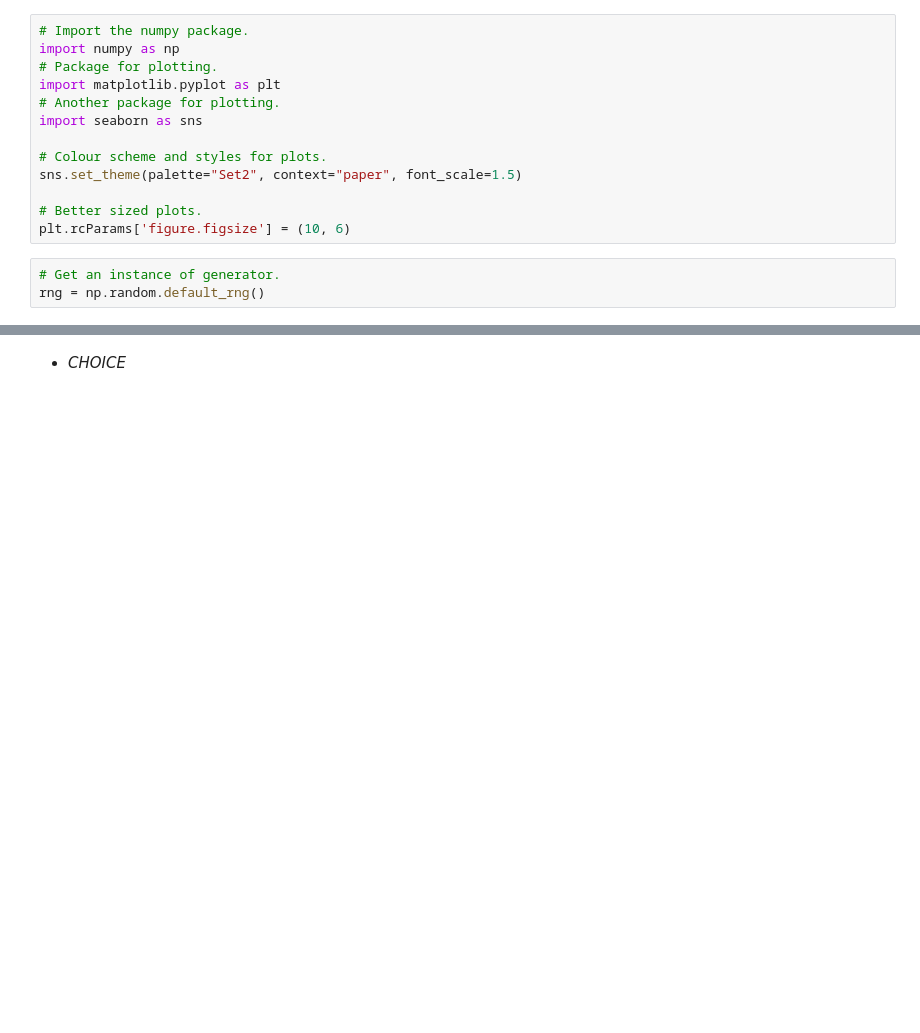
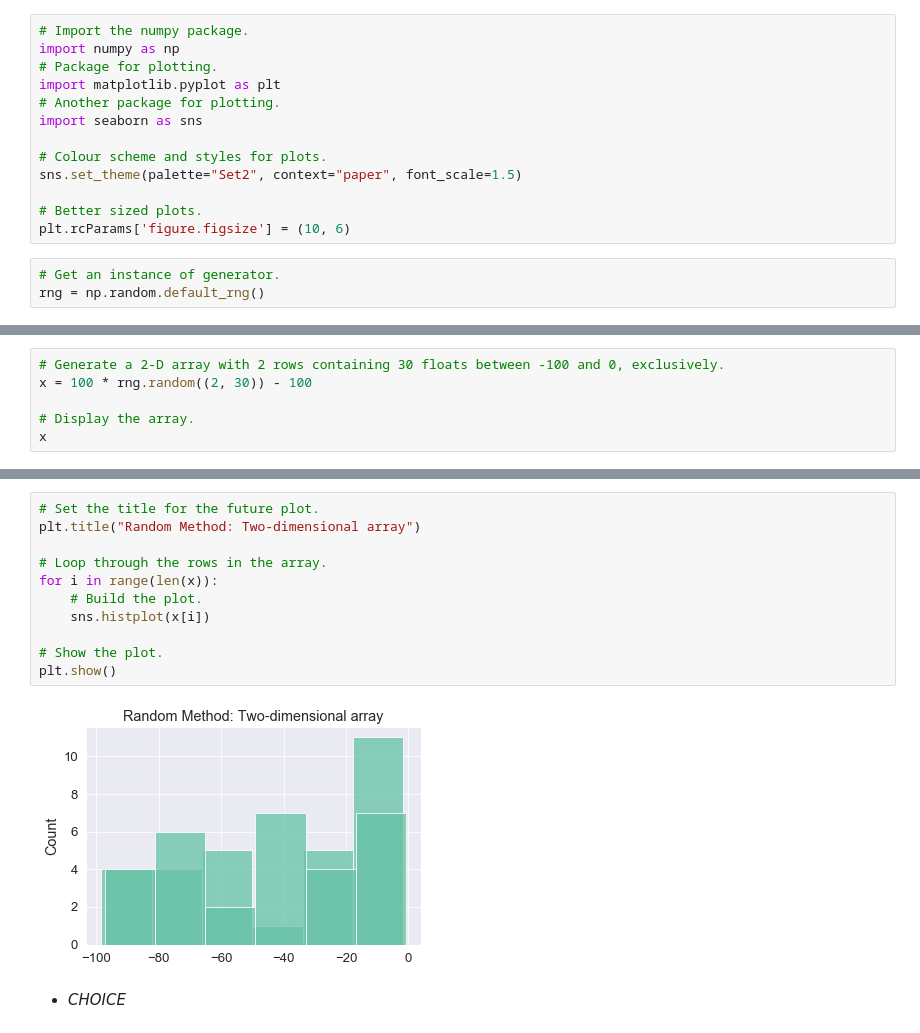
Before and after one commit to olgarozhdestvina/numpy.random, a Jupyter notebook: Numpy.random.ipynb, the cells around one changed output, grey strips where cells are left out. Cells and saved outputs as stored; diff of their text form; blank space fills up the shorter version.

```diff
--- a/Numpy.random.ipynb
+++ b/Numpy.random.ipynb
@@ -106,0 +168,6 @@ plt.show()
+# %%
+# Generate a 2-D array with 2 rows containing 30 floats between -100 and 0, exclusively.
+x = 100 * rng.random((2, 30)) - 100
+
+# Display the array.
+x
@@ -107,3 +191,16 @@ plt.show()
+# %%
+# Set the title for the future plot.
+plt.title("Random Method: Two-dimensional array")
+
+# Loop through the rows in the array.
+for i in range(len(x)):
+    # Build the plot.
+    sns.histplot(x[i])
+
+# Show the plot.
+plt.show()
+# %% [output]
+[figure, added]
 # %% [markdown]
 - _CHOICE_ <a name="choice"></a>
 # %% [markdown]
```
Also changed, not shown: parts of 19 cells of this notebook.
